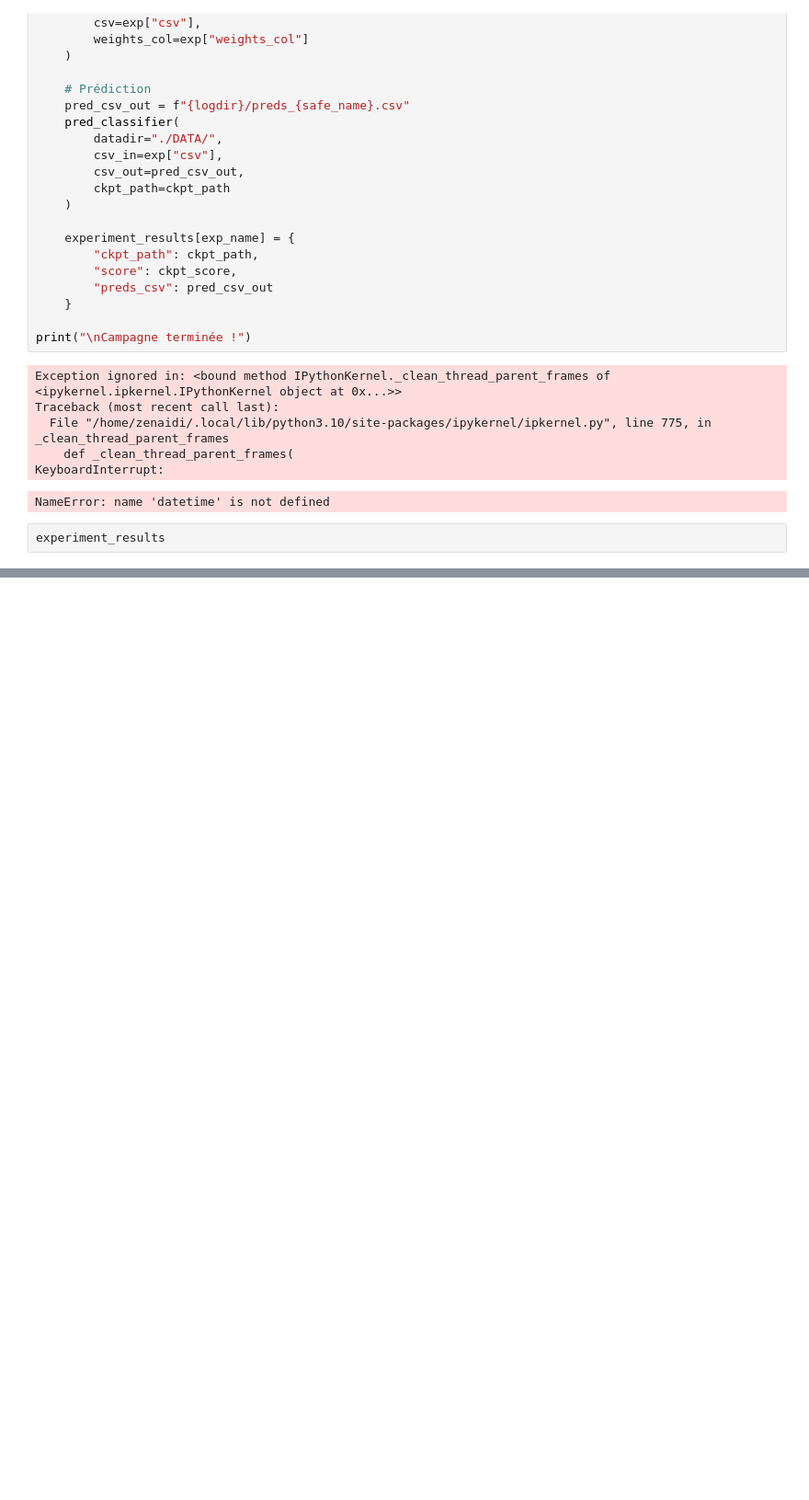
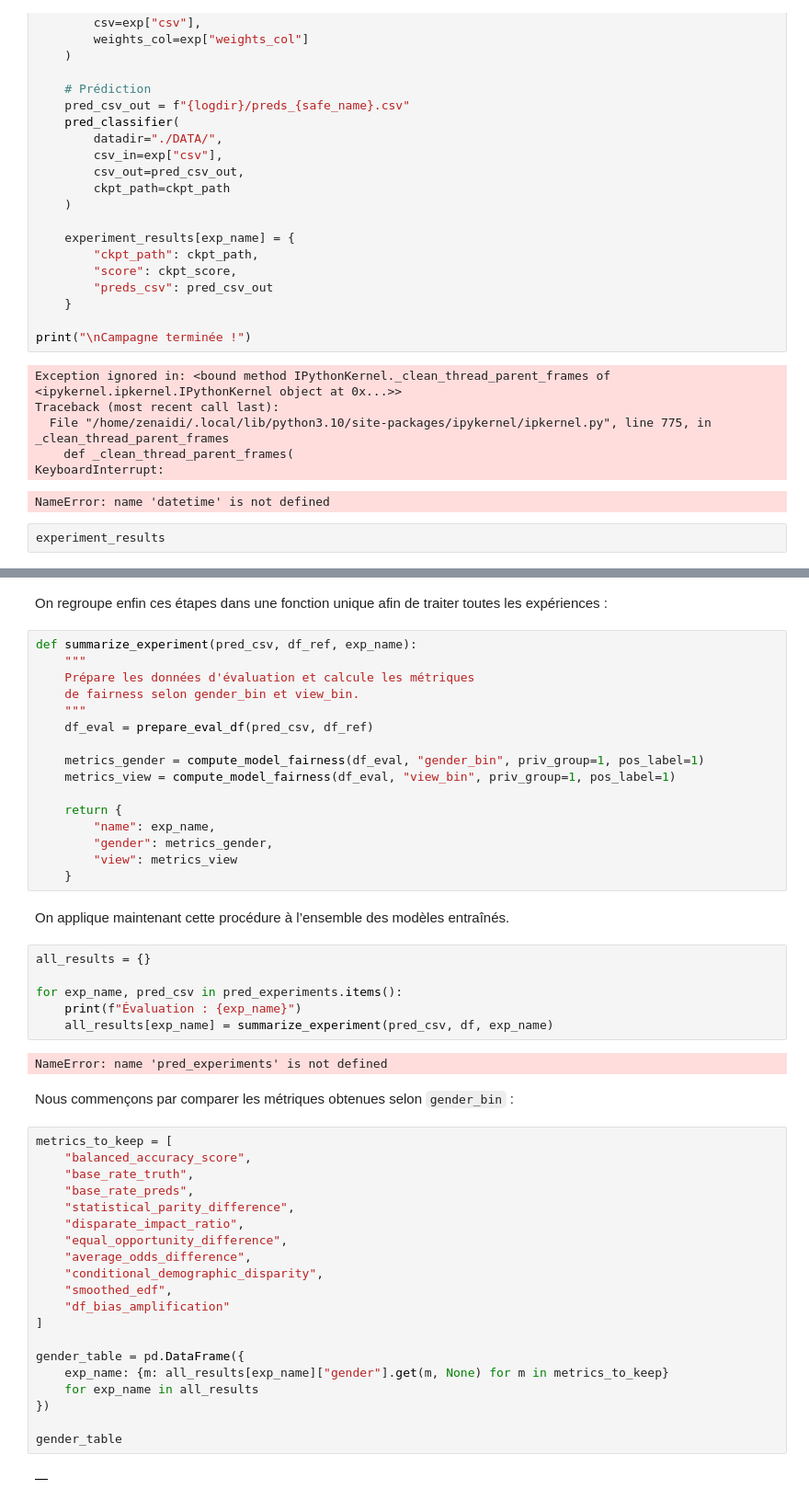
Before and after one commit to EagleForce14/Fairness, a Jupyter notebook: Projet/train_classifieur_local.ipynb, the cells around one changed output, grey strips where cells are left out. Shown at 92% size. Cells and saved outputs as stored; diff of their text form; blank space fills up the shorter version.

```diff
--- a/Projet/train_classifieur_local.ipynb
+++ b/Projet/train_classifieur_local.ipynb
@@ -1247,0 +1361,52 @@ experiment_results
+# %% [markdown]
+On regroupe enfin ces étapes dans une fonction unique afin de traiter toutes les expériences :
+# %%
+def summarize_experiment(pred_csv, df_ref, exp_name):
+    """
+    Prépare les données d'évaluation et calcule les métriques
+    de fairness selon gender_bin et view_bin.
+    """
+    df_eval = prepare_eval_df(pred_csv, df_ref)
+
+    metrics_gender = compute_model_fairness(df_eval, "gender_bin", priv_group=1, pos_label=1)
+    metrics_view = compute_model_fairness(df_eval, "view_bin", priv_group=1, pos_label=1)
+
+    return {
+        "name": exp_name,
+        "gender": metrics_gender,
+        "view": metrics_view
+    }
+# %% [markdown]
+On applique maintenant cette procédure à l’ensemble des modèles entraînés.
+# %%
+all_results = {}
+
+for exp_name, pred_csv in pred_experiments.items():
+    print(f"Évaluation : {exp_name}")
+    all_results[exp_name] = summarize_experiment(pred_csv, df, exp_name)
+# %% [output]
+NameError: name 'pred_experiments' is not defined
+# %% [markdown]
+Nous commençons par comparer les métriques obtenues selon `gender_bin` :
+# %%
+metrics_to_keep = [
+    "balanced_accuracy_score",
+    "base_rate_truth",
+    "base_rate_preds",
+    "statistical_parity_difference",
+    "disparate_impact_ratio",
+    "equal_opportunity_difference",
+    "average_odds_difference",
+    "conditional_demographic_disparity",
+    "smoothed_edf",
+    "df_bias_amplification"
+]
+
+gender_table = pd.DataFrame({
+    exp_name: {m: all_results[exp_name]["gender"].get(m, None) for m in metrics_to_keep}
+    for exp_name in all_results
+})
+
+gender_table
+# %% [output]
+|  |
```
Also changed, not shown: parts of 29 cells of this notebook.
